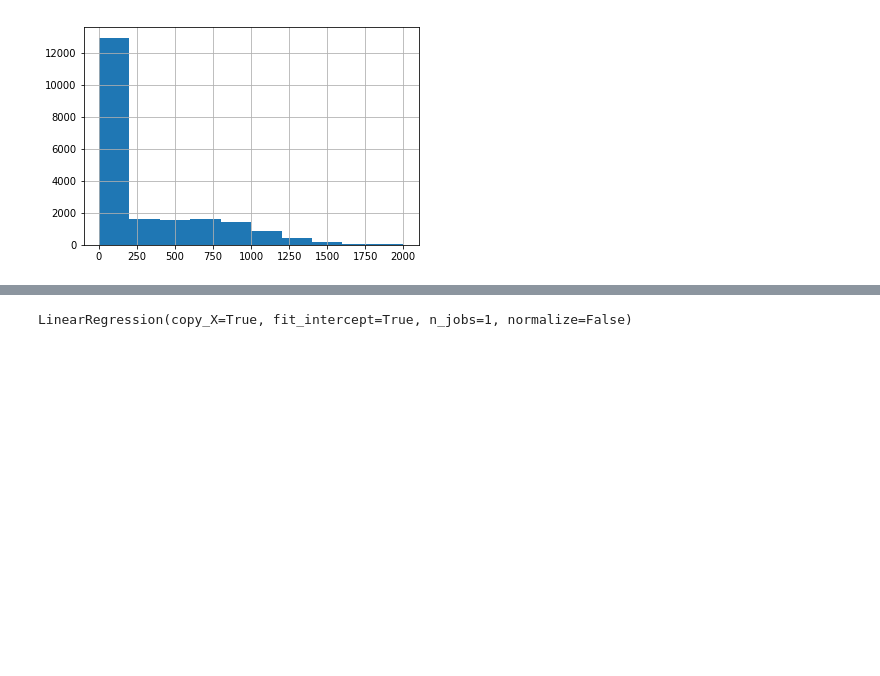
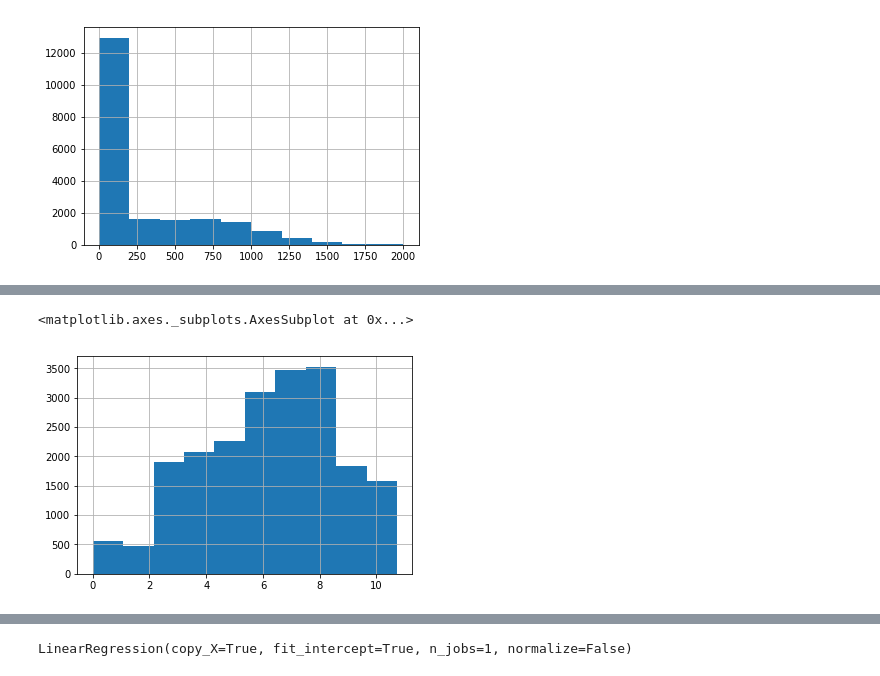
Before and after one commit to KanwalArora029/King-County-Sales-Analysis, a Jupyter notebook: student2.ipynb, the cells around one changed output, grey strips where cells are left out. Saved outputs shown, nothing was run; the diff lists cells and outputs as text; code cells hidden in the pictures; blank space fills up the shorter version.

```diff
--- a/student2.ipynb
+++ b/student2.ipynb
@@ -396,0 +412,5 @@ df.drop('sqft_basement', axis=1, inplace=True)
+# %%
+(np.sqrt(df.age)).hist()
+# %% [output]
+<matplotlib.axes._subplots.AxesSubplot at 0x...>
+[figure, added]
```
Also changed, not shown: parts of 54 cells of this notebook.
